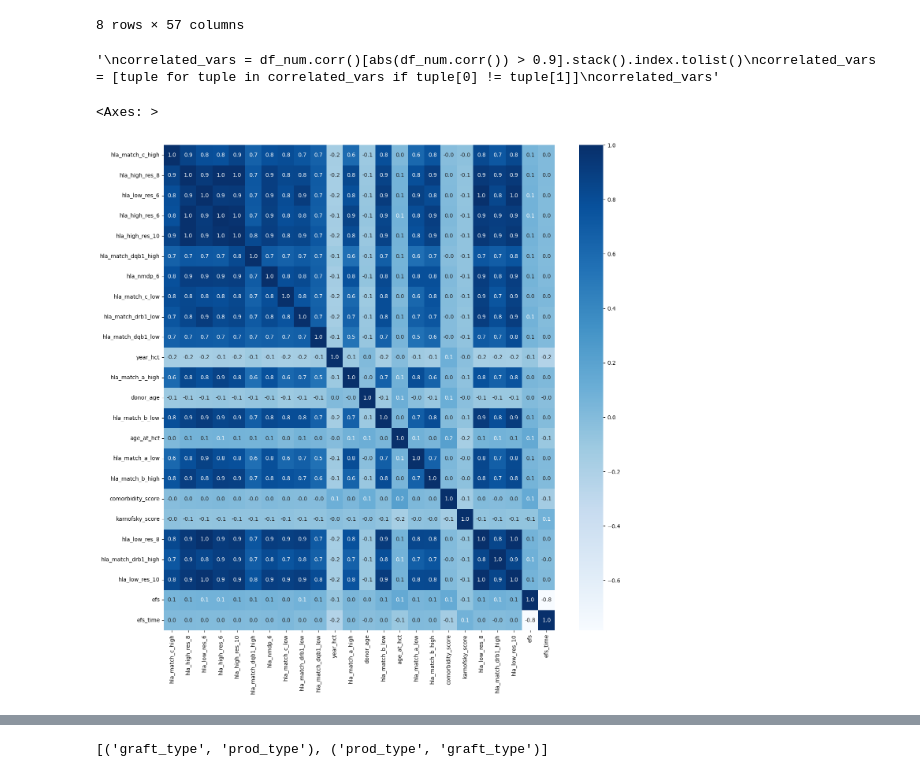
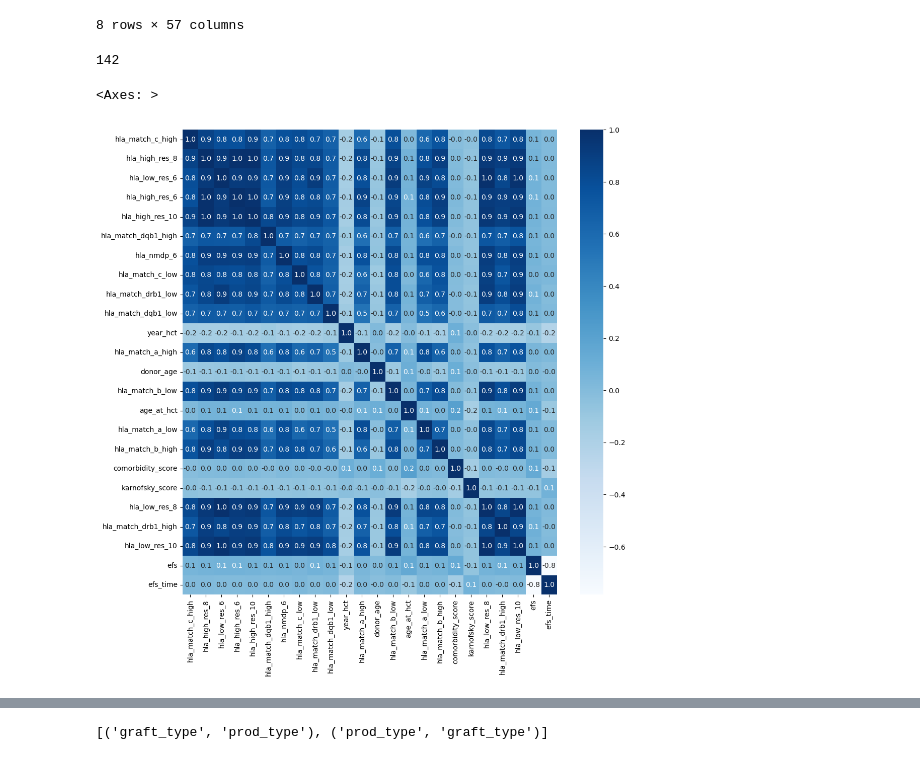
Before and after one commit to Sajan-12325/HSCT-Survival-Prediction, a Jupyter notebook: HCT.ipynb, the cells around one changed output, grey strips where cells are left out. Cells and saved outputs as stored; diff of their text form; code cells hidden in the pictures.

```diff
--- a/HCT.ipynb
+++ b/HCT.ipynb
@@ -578,18 +578,16 @@ df_num = numerical_columns
 
 df_cat = pd.concat([categorical_columns, df['efs']], axis = 1)
 # %%
-### Checking for highly correlated values with in numerical variables
-"""
-correlated_vars = df_num.corr()[abs(df_num.corr()) > 0.9].stack().index.tolist()
+correlated_vars = df_num.corr()[abs(df_num.corr()) >= 0.8].stack().index.tolist()
 correlated_vars = [tuple for tuple in correlated_vars if tuple[0] != tuple[1]]
-correlated_vars"""
+len(correlated_vars)
 # %% [output]
-'\ncorrelated_vars = df_num.corr()[abs(df_num.corr()) > 0.9].stack().index.tolist()\ncorrelated_vars = [tuple for tuple in correlated_vars if tuple[0] != tuple[1]]\ncorrelated_vars'
+142
 # %%
 ### Heatmap for numerical columns
 
-plt.figure(figsize = (16, 16))
+plt.figure(figsize = (12, 12))
 sns.heatmap(df_num.corr(),annot = True, fmt = '.1f', cmap = 'Blues')
 # %% [output]
 <Axes: >
-[figure, old version]
+[figure, new version]
```
Also changed, not shown: parts of 32 cells of this notebook.
